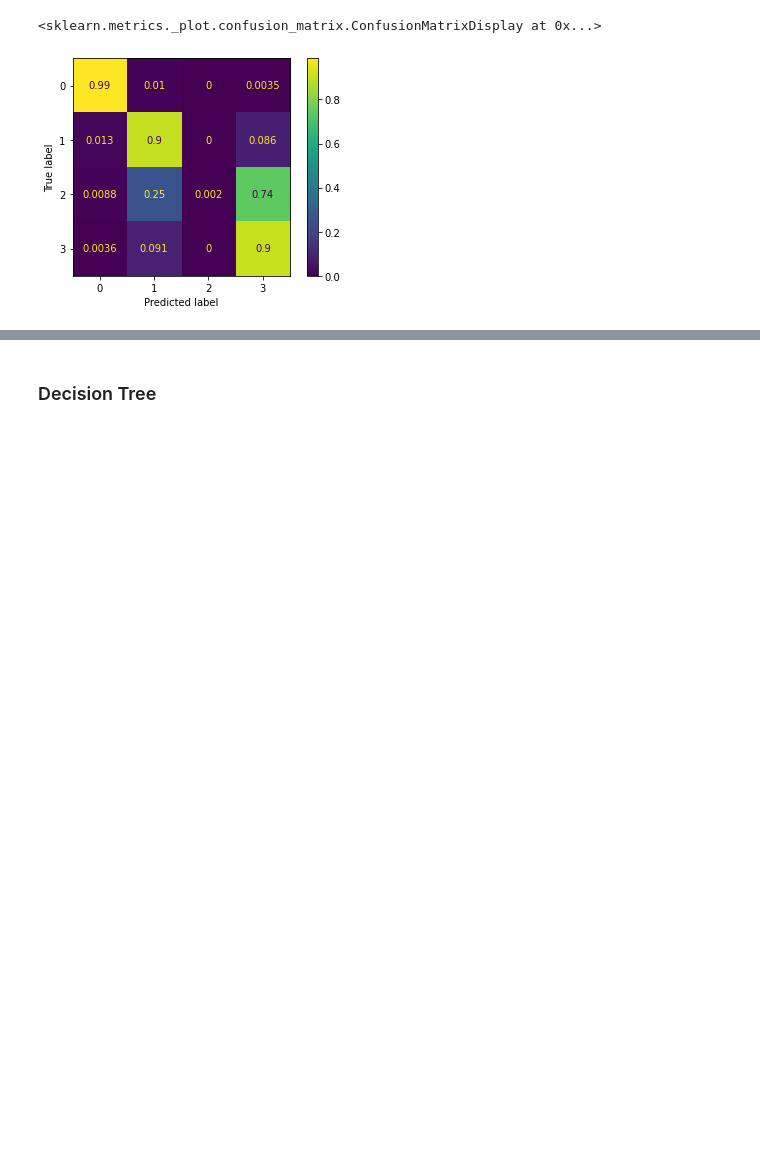
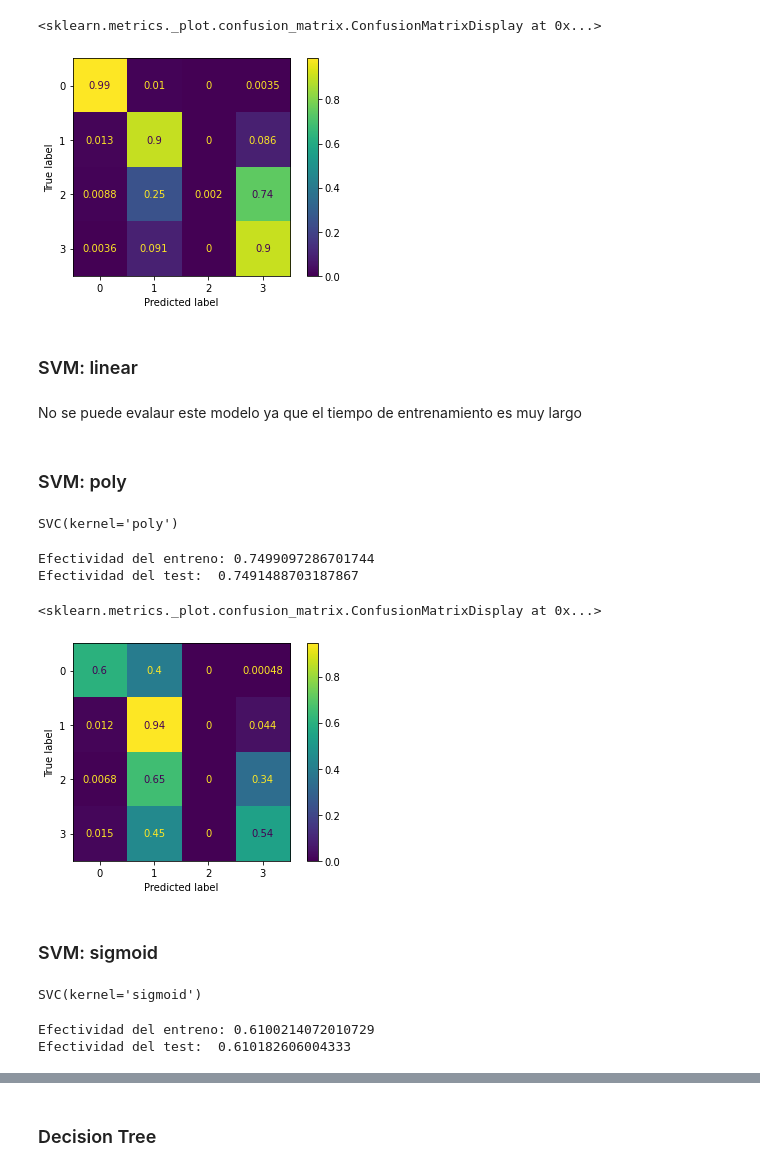
Before and after one commit to migueldemollet/Activity-Recognition, a Jupyter notebook: result.ipynb, the cells around one changed output, grey strips where cells are left out. Saved outputs shown, nothing was run; the diff lists cells and outputs as text; code cells hidden in the pictures; blank space fills up the shorter version.

```diff
--- a/result.ipynb
+++ b/result.ipynb
@@ -215,3 +228,38 @@ ConfusionMatrixDisplay.from_estimator(svm_model, X_test, y_test, normalize='true
 # %% [output]
 <sklearn.metrics._plot.confusion_matrix.ConfusionMatrixDisplay at 0x...>
 [figure]
+# %% [markdown]
+### SVM: linear
+# %% [markdown]
+No se puede evalaur este modelo ya que el tiempo de entrenamiento es muy largo
+# %% [markdown]
+### SVM: poly
+# %%
+svm_model_poly = svm.SVC(kernel='poly')
+svm_model_poly.fit(X_train, y_train)
+# %% [output]
+SVC(kernel='poly')
+# %%
+print("Efectividad del entreno:", svm_model_poly.score(X_train, y_train))
+print("Efectividad del test: ", svm_model_poly.score(X_test, y_test))
+# %% [output]
+Efectividad del entreno: 0.7499097286701744
+Efectividad del test:  0.7491488703187867
+# %%
+ConfusionMatrixDisplay.from_estimator(svm_model_poly, X_test, y_test, normalize='true')
+# %% [output]
+<sklearn.metrics._plot.confusion_matrix.ConfusionMatrixDisplay at 0x...>
+[figure, added]
+# %% [markdown]
+### SVM: sigmoid
+# %%
+svm_model_sigmoid = svm.SVC(kernel='sigmoid')
+svm_model_sigmoid.fit(X_train, y_train)
+# %% [output]
+SVC(kernel='sigmoid')
+# %%
+print("Efectividad del entreno:", svm_model_sigmoid.score(X_train, y_train))
+print("Efectividad del test: ", svm_model_sigmoid.score(X_test, y_test))
+# %% [output]
+Efectividad del entreno: 0.6100214072010729
+Efectividad del test:  0.610182606004333
```
Also changed, not shown: parts of 18 cells of this notebook.
